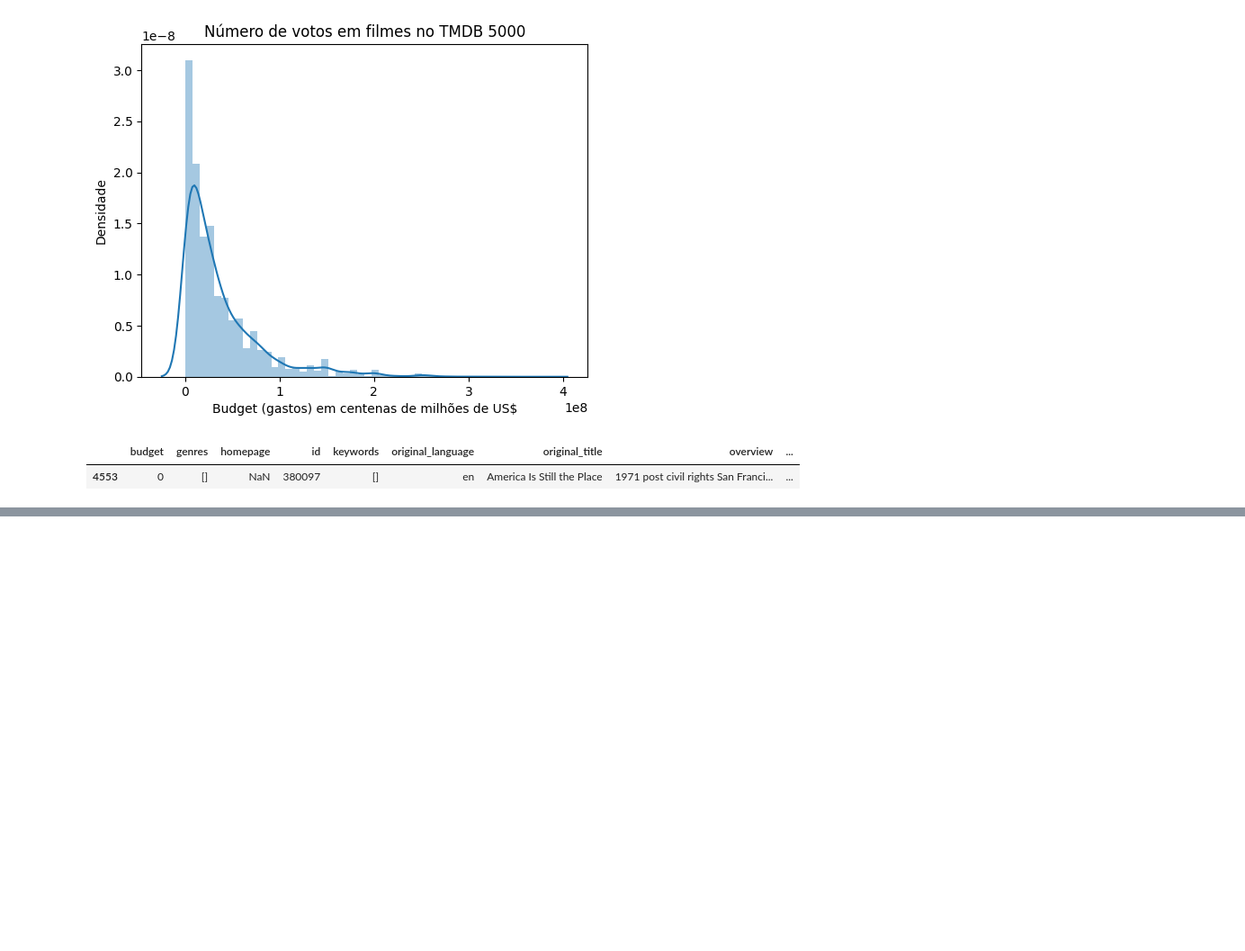
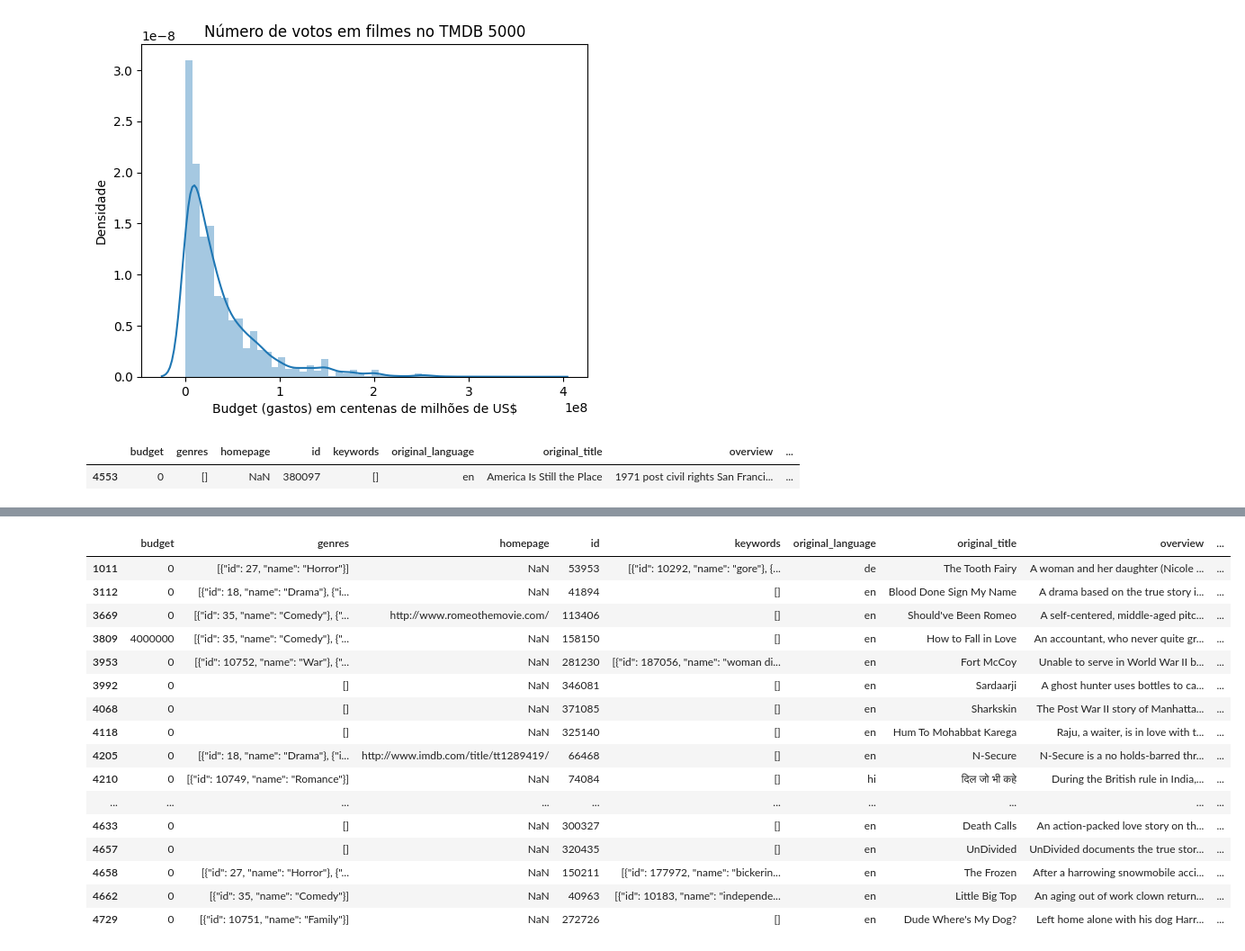
Before and after one commit to fcardosoo/Alura-011-Data-Science-testes-estat-sticos-com-Python, a Jupyter notebook: Data-science-Introducao-a-testes.ipynb, the cells around one changed output, grey strips where cells are left out. Shown at 90% size. Cells and saved outputs as stored; diff of their text form; code cells hidden in the pictures; blank space fills up the shorter version.

```diff
--- a/Data-science-Introducao-a-testes.ipynb
+++ b/Data-science-Introducao-a-testes.ipynb
@@ -320,0 +406,20 @@ ax.set_title('Número de votos em filmes no TMDB 5000')
+# %%
+tmdb.query('runtime == 0')
+# %% [output]
+|  | budget | genres | homepage | id | keywords | original_language | original_title | overview | ... |
+| 1011 | 0 | [{"id": 27, "name": "Horror"}] | NaN | 53953 | [{"id": 10292, "name": "gore"}, {... | de | The Tooth Fairy | A woman and her daughter (Nicole ... | ... |
+| 3112 | 0 | [{"id": 18, "name": "Drama"}, {"i... | NaN | 41894 | [] | en | Blood Done Sign My Name | A drama based on the true story i... | ... |
+| 3669 | 0 | [{"id": 35, "name": "Comedy"}, {"... | http://www.romeothemovie.com/ | 113406 | [] | en | Should've Been Romeo | A self-centered, middle-aged pitc... | ... |
+| 3809 | 4000000 | [{"id": 35, "name": "Comedy"}, {"... | NaN | 158150 | [] | en | How to Fall in Love | An accountant, who never quite gr... | ... |
+| 3953 | 0 | [{"id": 10752, "name": "War"}, {"... | NaN | 281230 | [{"id": 187056, "name": "woman di... | en | Fort McCoy | Unable to serve in World War II b... | ... |
+| 3992 | 0 | [] | NaN | 346081 | [] | en | Sardaarji | A ghost hunter uses bottles to ca... | ... |
+| 4068 | 0 | [] | NaN | 371085 | [] | en | Sharkskin | The Post War II story of Manhatta... | ... |
+| 4118 | 0 | [] | NaN | 325140 | [] | en | Hum To Mohabbat Karega | Raju, a waiter, is in love with t... | ... |
+| 4205 | 0 | [{"id": 18, "name": "Drama"}, {"i... | http://www.imdb.com/title/tt1289419/ | 66468 | [] | en | N-Secure | N-Secure is a no holds-barred thr... | ... |
+| 4210 | 0 | [{"id": 10749, "name": "Romance"}] | NaN | 74084 | [] | hi | दिल जो भी कहे | During the British rule in India,... | ... |
+| ... | ... | ... | ... | ... | ... | ... | ... | ... | ... |
+| 4633 | 0 | [] | NaN | 300327 | [] | en | Death Calls | An action-packed love story on th... | ... |
+| 4657 | 0 | [] | NaN | 320435 | [] | en | UnDivided | UnDivided documents the true stor... | ... |
+| 4658 | 0 | [{"id": 27, "name": "Horror"}, {"... | NaN | 150211 | [{"id": 177972, "name": "bickerin... | en | The Frozen | After a harrowing snowmobile acci... | ... |
+| 4662 | 0 | [{"id": 35, "name": "Comedy"}] | NaN | 40963 | [{"id": 10183, "name": "independe... | en | Little Big Top | An aging out of work clown return... | ... |
+| 4729 | 0 | [{"id": 10751, "name": "Family"}] | NaN | 272726 | [] | en | Dude Where's My Dog? | Left home alone with his dog Harr... | ... |
```
Also changed, not shown: parts of 7 cells of this notebook.
